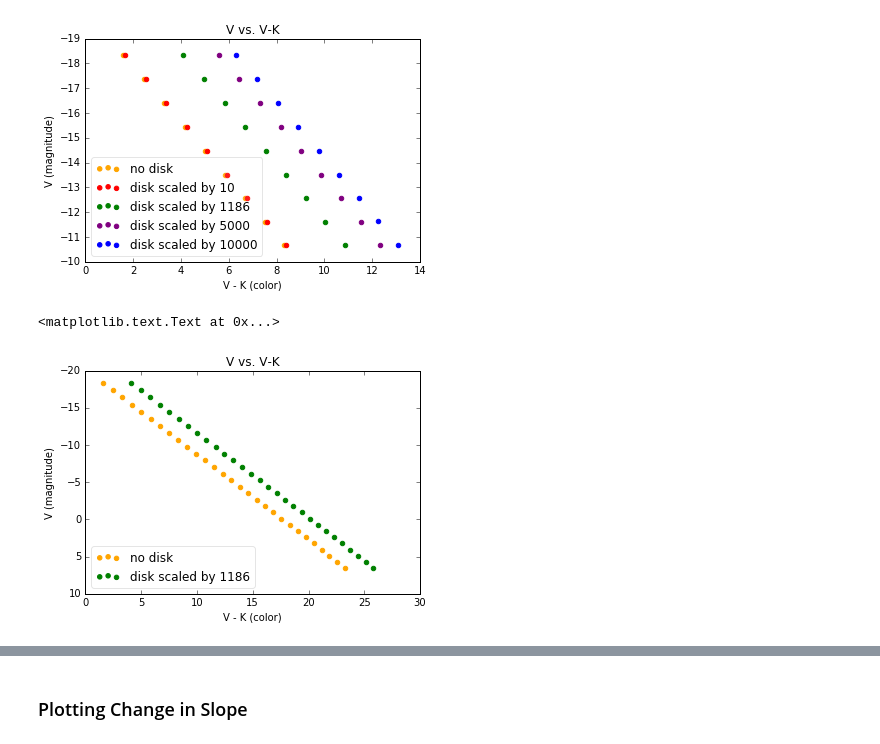
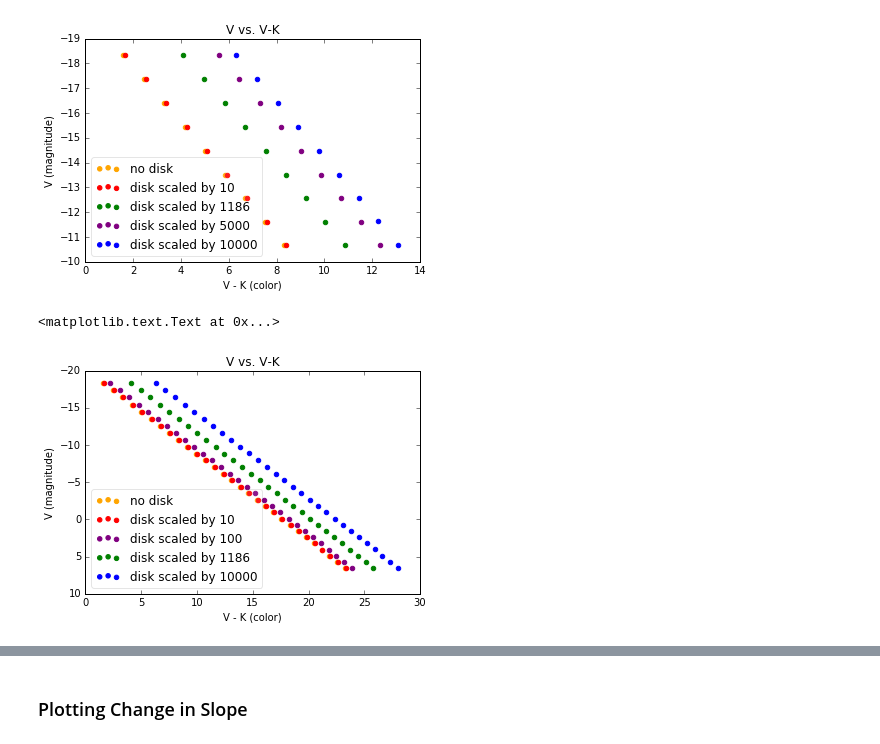
Before and after one commit to ojalae/initial-photometry, a Jupyter notebook: Plots for Extinguished Star and Extinguished Disk.ipynb, the cells around one changed output, grey strips where cells are left out. Drawn from its saved outputs; the diff is of its cells as text; code cells hidden in the pictures.

```diff
--- a/Plots for Extinguished Star and Extinguished Disk.ipynb
+++ b/Plots for Extinguished Star and Extinguished Disk.ipynb
@@ -474,17 +474,17 @@ plt.title('V vs. V-K')
 # %%
 #run plotting function with a temperature
 #30 data points
 PlotExtinctions('5700',30,0,'orange',"no disk") #no second blackbody
-#PlotExtinctions('5700',30,10,'red',"disk scaled by 10") #scaled by 10
-#PlotExtinctions('5700',30,100,'purple',"disk scaled by 100")
+PlotExtinctions('5700',30,10,'red',"disk scaled by 10") #scaled by 10
+PlotExtinctions('5700',30,100,'purple',"disk scaled by 100")
 PlotExtinctions('5700',30,1186,'green',"disk scaled by 1186") #properly scaled
-#PlotExtinctions('5700',30,10000,'blue',"disk scaled by 10000") #scaled by 10000
+PlotExtinctions('5700',30,10000,'blue',"disk scaled by 10000") #scaled by 10000
 
 plt.legend(loc='lower left',fancybox=True, framealpha=0.1)
 plt.gca().invert_yaxis()
 plt.xlabel("V - K (color)")
 plt.ylabel("V (magnitude)")
 plt.title('V vs. V-K')
 # %% [output]
 <matplotlib.text.Text at 0x...>
-[figure, old version]
+[figure, new version]
```
Also changed, not shown: parts of 9 cells of this notebook, 2 other files.
